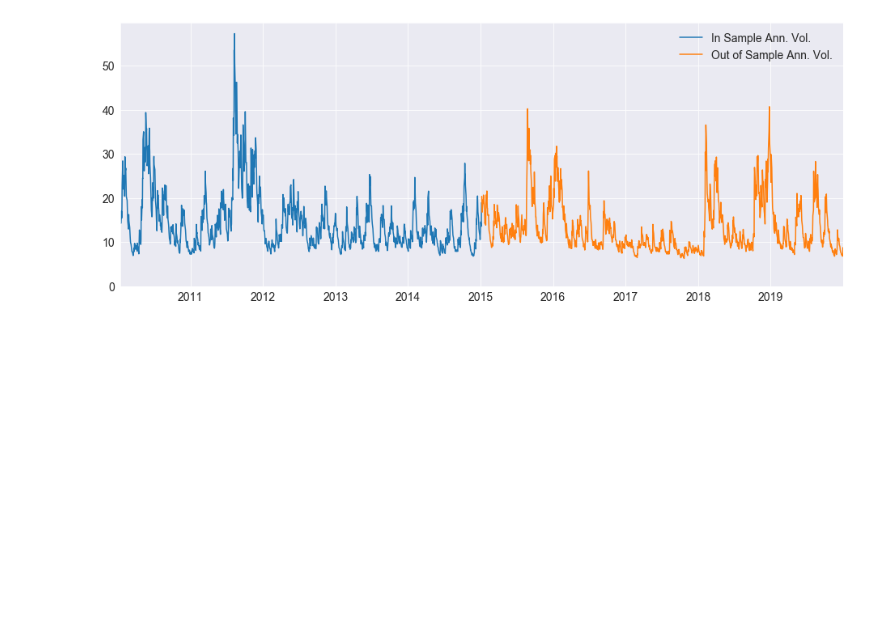
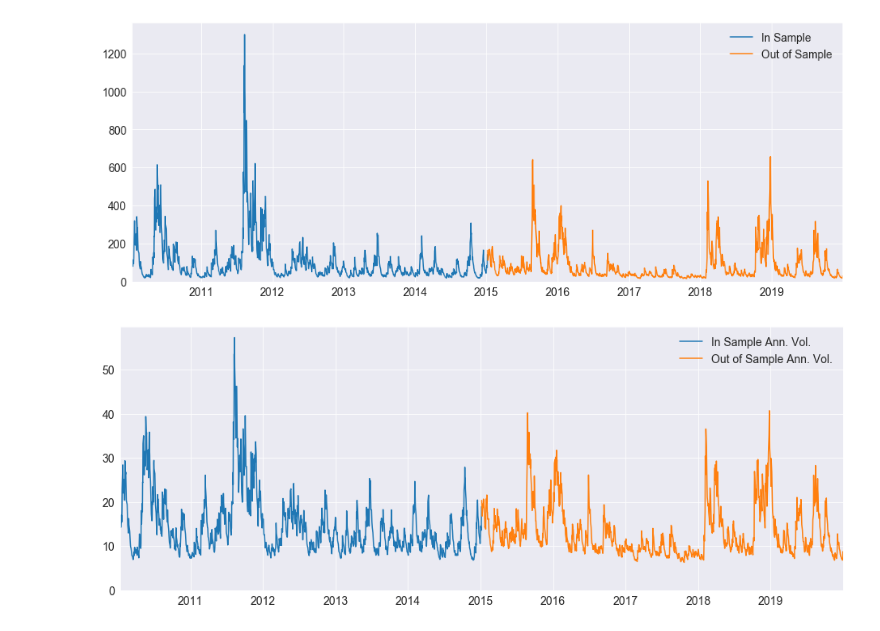
Before and after one commit to bashtage/python-introduction, a Jupyter notebook: solutions/winter/arch-model-forecasting.ipynb, the cells around one changed output. Drawn from its saved outputs; the diff is of its cells as text; code cells hidden in the pictures; blank space fills up the shorter version.

```diff
--- a/solutions/winter/arch-model-forecasting.ipynb
+++ b/solutions/winter/arch-model-forecasting.ipynb
@@ -66,8 +275,10 @@ Optimization terminated successfully.    (Exit mode 0)
 # %%
-fig, ax = plt.subplots(1, 1)
+_, ax = plt.subplots(1, 1)
 plt.plot(in_samp_variance, label="In Sample")
 plt.plot(oos_variance, label="Out of Sample")
 ax.set_xlim(in_samp_variance.index[0], oos_variance.index[-1])
-ylim = ax.set_ylim(0, ax.get_ylim()[1])
+ax.set_ylim(0, ax.get_ylim()[1])
 legend = plt.legend(frameon=False)
+# %% [output]
+[figure, added]
 # %%
```
Also changed, not shown: parts of 23 cells of this notebook, 23 other files.
